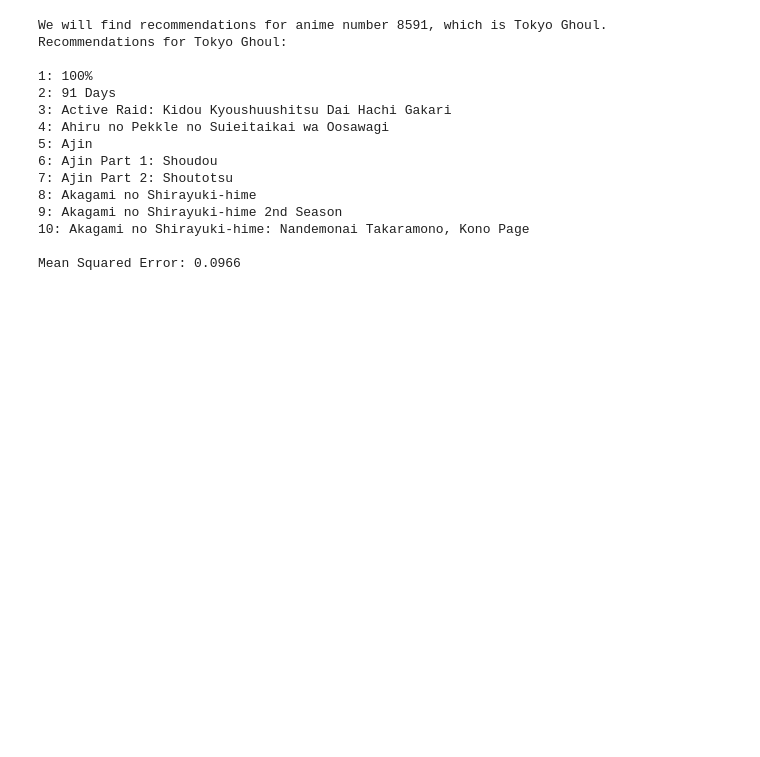
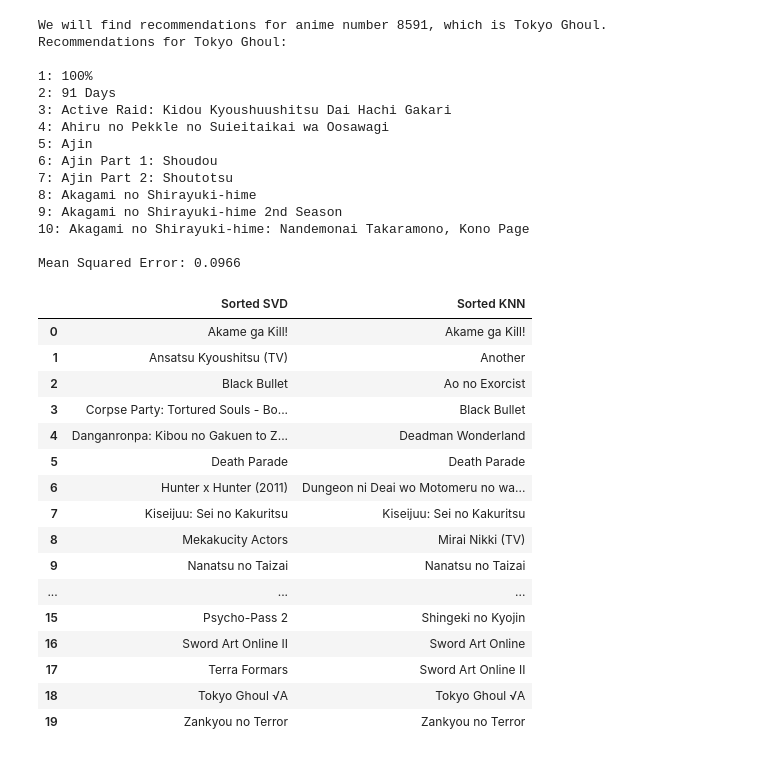
Before and after one commit to MahmoudEssam707/Data-Mining, a Jupyter notebook: Anime Recommendation System-final.ipynb, the cells around one changed output. Drawn from its saved outputs; the diff is of its cells as text; code cells hidden in the pictures; blank space fills up the shorter version.

```diff
--- a/Anime Recommendation System-final.ipynb
+++ b/Anime Recommendation System-final.ipynb
@@ -484,3 +484,35 @@ Recommendations for Tokyo Ghoul:
 10: Akagami no Shirayuki-hime: Nandemonai Takaramono, Kono Page
 
 Mean Squared Error: 0.0966
+# %%
+import pandas as pd
+from sklearn.metrics import classification_report
+sorted_SVD = list(SVD.Anime_SVD.values)
+sorted_KNN = list(KNN.Anime_KNN.values)
+Dic = {
+    "Sorted SVD":sorted_SVD,
+    "Sorted KNN":sorted_KNN
+}
+# Create DataFrame with sorted_SVD as first column and sorted_KNN as index
+KNNvsSVD = pd.DataFrame(Dic)
+KNNvsSVD
+#print(classification_report(KNNvsSVD["Sorted SVD"],KNNvsSVD["Sorted KNN"]))
+#print(classification_report(KNNvsSVD["Sorted KNN"],KNNvsSVD["Sorted SVD"]))
+# %% [output]
+|  | Sorted SVD | Sorted KNN |
+| 0 | Akame ga Kill! | Akame ga Kill! |
+| 1 | Ansatsu Kyoushitsu (TV) | Another |
+| 2 | Black Bullet | Ao no Exorcist |
+| 3 | Corpse Party: Tortured Souls - Bo... | Black Bullet |
+| 4 | Danganronpa: Kibou no Gakuen to Z... | Deadman Wonderland |
+| 5 | Death Parade | Death Parade |
+| 6 | Hunter x Hunter (2011) | Dungeon ni Deai wo Motomeru no wa... |
+| 7 | Kiseijuu: Sei no Kakuritsu | Kiseijuu: Sei no Kakuritsu |
+| 8 | Mekakucity Actors | Mirai Nikki (TV) |
+| 9 | Nanatsu no Taizai | Nanatsu no Taizai |
+| ... | ... | ... |
+| 15 | Psycho-Pass 2 | Shingeki no Kyojin |
+| 16 | Sword Art Online II | Sword Art Online |
+| 17 | Terra Formars | Sword Art Online II |
+| 18 | Tokyo Ghoul √A | Tokyo Ghoul √A |
+| 19 | Zankyou no Terror | Zankyou no Terror |
```
Also changed, not shown: parts of 1 cell of this notebook.
